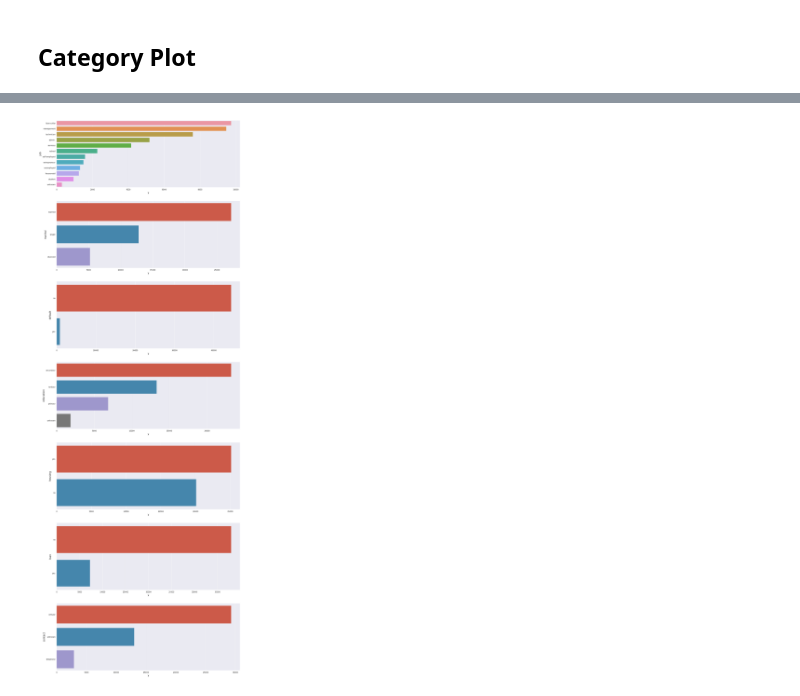
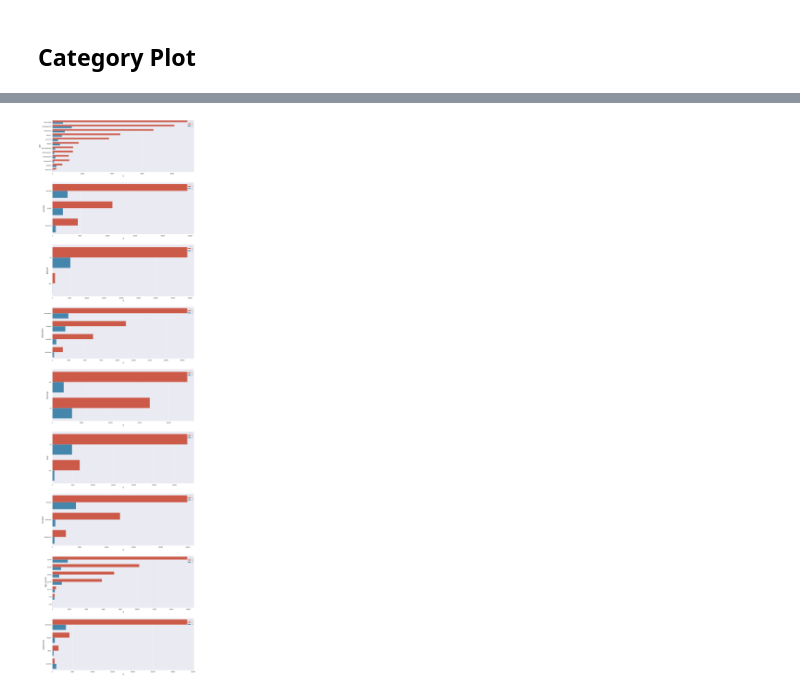
Before and after one commit to ChangCorp/finalproject, a Jupyter notebook: Stage_1_EDA.ipynb, the cells around one changed output, grey strips where cells are left out. Cells and saved outputs as stored; diff of their text form; code cells hidden in the pictures.

```diff
--- a/Stage_1_EDA.ipynb
+++ b/Stage_1_EDA.ipynb
@@ -639,2 +631,14 @@ sns.heatmap(df1.corr(), cmap='YlGnBu', annot=True, fmt='.2f')
 # %% [markdown]
 ## Category Plot
+# %%
+#Penambahan kolom 'age_group'
+
+df1.loc[df1['age']<20, 'age_group'] = '<20'
+df1.loc[df1['age'].between(21,30), 'age_group'] = '21-30'
+df1.loc[df1['age'].between(31,40), 'age_group'] = '31-40'
+df1.loc[df1['age'].between(41,50), 'age_group'] = '41-50'
+df1.loc[df1['age'].between(51,60), 'age_group'] = '51-60'
+df1.loc[df1['age'].between(61,70), 'age_group'] = '61-70'
+df1.loc[df1['age']>70, 'age_group'] = '>70'
+
+df1
@@ -641,11 +659,11 @@ sns.heatmap(df1.corr(), cmap='YlGnBu', annot=True, fmt='.2f')
 # %%
-cats_categorical=['job','marital','default','education','housing','loan','contact']
+cats_categorical=['job','marital','default','education','housing','loan','contact','age_group','poutcome']
 # %%
 plt.figure(figsize=(18,80))
 for idx, col in enumerate(cats_categorical):
     plt.subplot(10,1,idx + 1)
-    ax = sns.countplot(data = df1, y = df1[col] ,order = df1[col].value_counts().index);
+    ax = sns.countplot(data = df1, y = df1[col] , hue = df1['y'], order = df1[col].value_counts().index);
     plt.ylabel(col, fontsize = 14)
     plt.xlabel('y', fontsize = 14)
 # %% [output]
-[figure, old version]
+[figure, new version]
```
Also changed, not shown: parts of 40 cells of this notebook.
